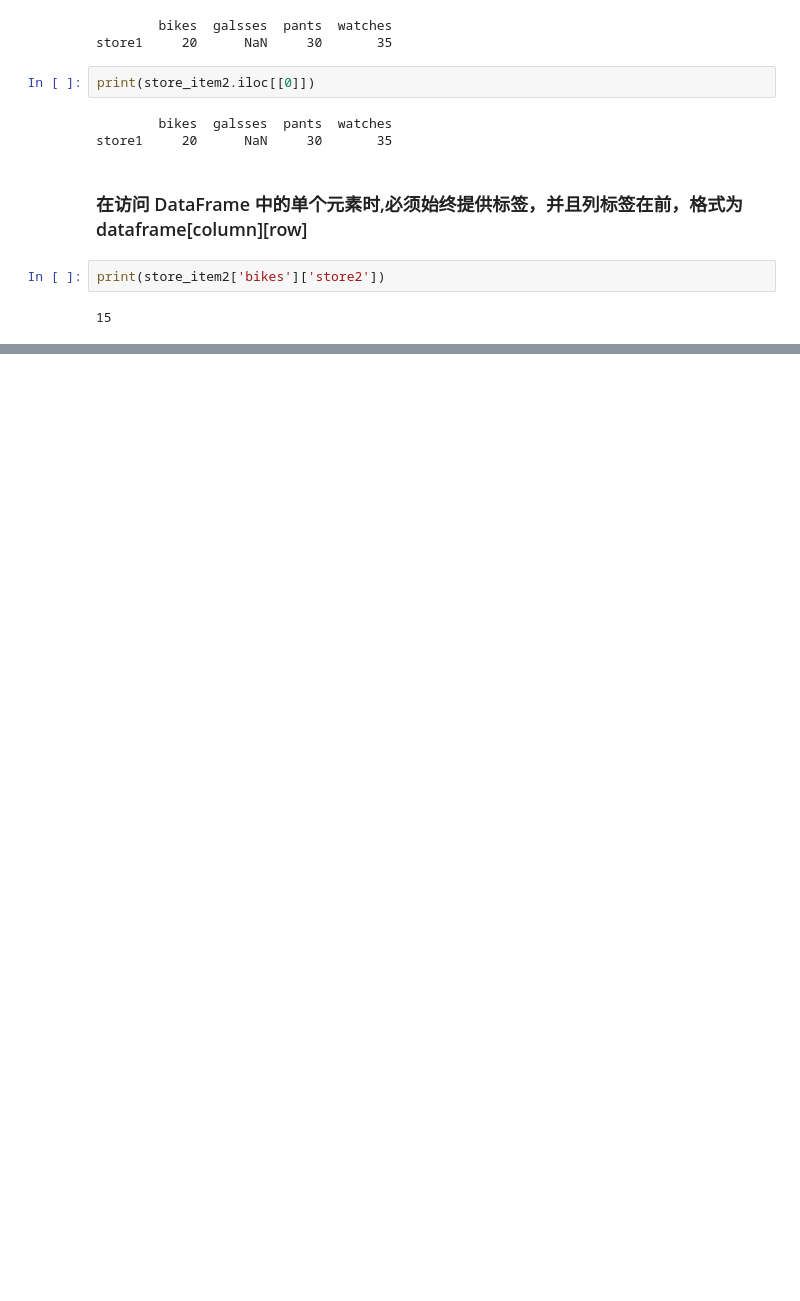
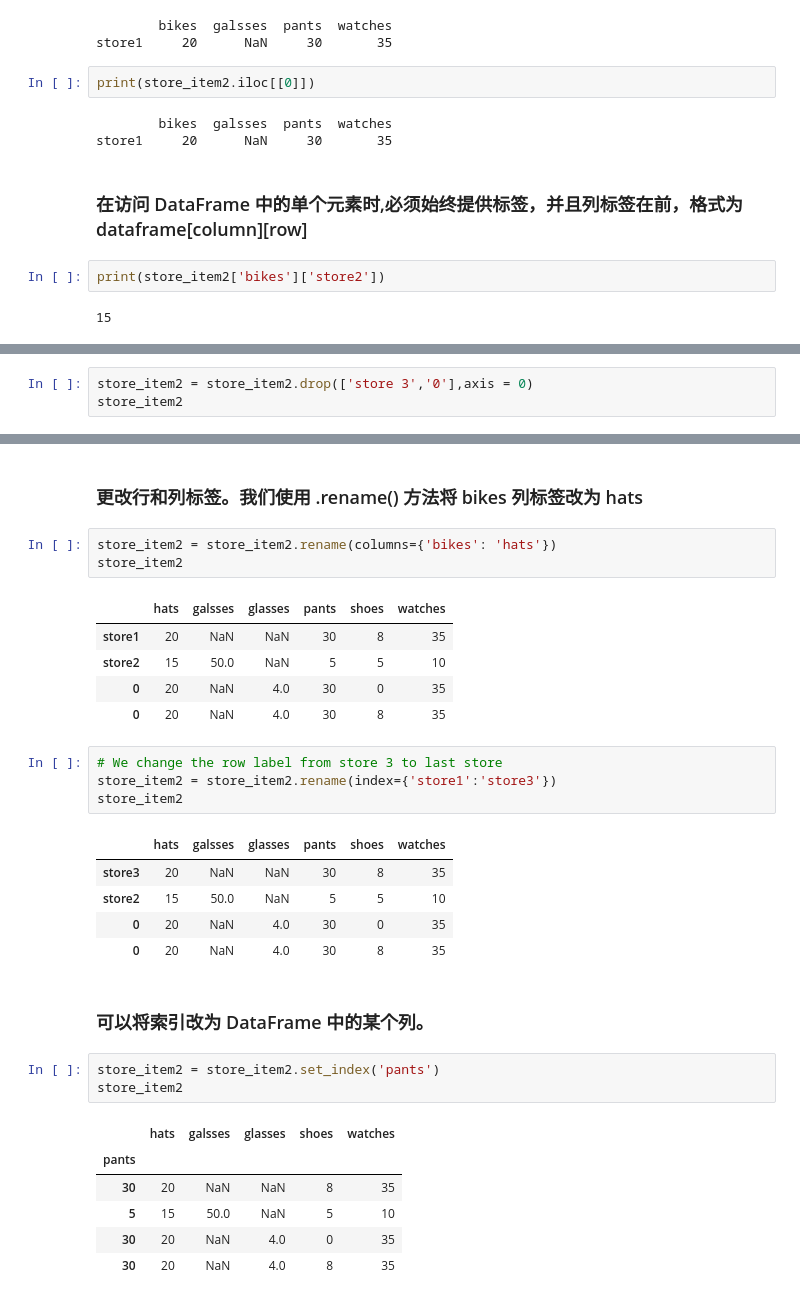
Before and after one commit to myCout/DataAnalysis, a Jupyter notebook: Pandas.ipynb, the cells around one changed output, grey strips where cells are left out. Cells and saved outputs as stored; diff of their text form; blank space fills up the shorter version.

```diff
--- a/Pandas.ipynb
+++ b/Pandas.ipynb
@@ -285,0 +326,3 @@ print(store_item2['bikes']['store2'])
+# %%
+store_item2 = store_item2.drop(['store 3','0'],axis = 0)
+store_item2
@@ -285,0 +335,33 @@ print(store_item2['bikes']['store2'])
+# %% [markdown]
+### 更改行和列标签。我们使用 .rename() 方法将 bikes 列标签改为 hats
+# %%
+store_item2 = store_item2.rename(columns={'bikes': 'hats'})
+store_item2
+# %% [output]
+|  | hats | galsses | glasses | pants | shoes | watches |
+| store1 | 20 | NaN | NaN | 30 | 8 | 35 |
+| store2 | 15 | 50.0 | NaN | 5 | 5 | 10 |
+| 0 | 20 | NaN | 4.0 | 30 | 0 | 35 |
+| 0 | 20 | NaN | 4.0 | 30 | 8 | 35 |
+# %%
+# We change the row label from store 3 to last store
+store_item2 = store_item2.rename(index={'store1':'store3'})
+store_item2
+# %% [output]
+|  | hats | galsses | glasses | pants | shoes | watches |
+| store3 | 20 | NaN | NaN | 30 | 8 | 35 |
+| store2 | 15 | 50.0 | NaN | 5 | 5 | 10 |
+| 0 | 20 | NaN | 4.0 | 30 | 0 | 35 |
+| 0 | 20 | NaN | 4.0 | 30 | 8 | 35 |
+# %% [markdown]
+### 可以将索引改为 DataFrame 中的某个列。
+# %%
+store_item2 = store_item2.set_index('pants')
+store_item2
+# %% [output]
+|  | hats | galsses | glasses | shoes | watches |
+| pants |  |  |  |  |  |
+| 30 | 20 | NaN | NaN | 8 | 35 |
+| 5 | 15 | 50.0 | NaN | 5 | 10 |
+| 30 | 20 | NaN | 4.0 | 0 | 35 |
+| 30 | 20 | NaN | 4.0 | 8 | 35 |
```
Also changed, not shown: parts of 8 cells of this notebook.
